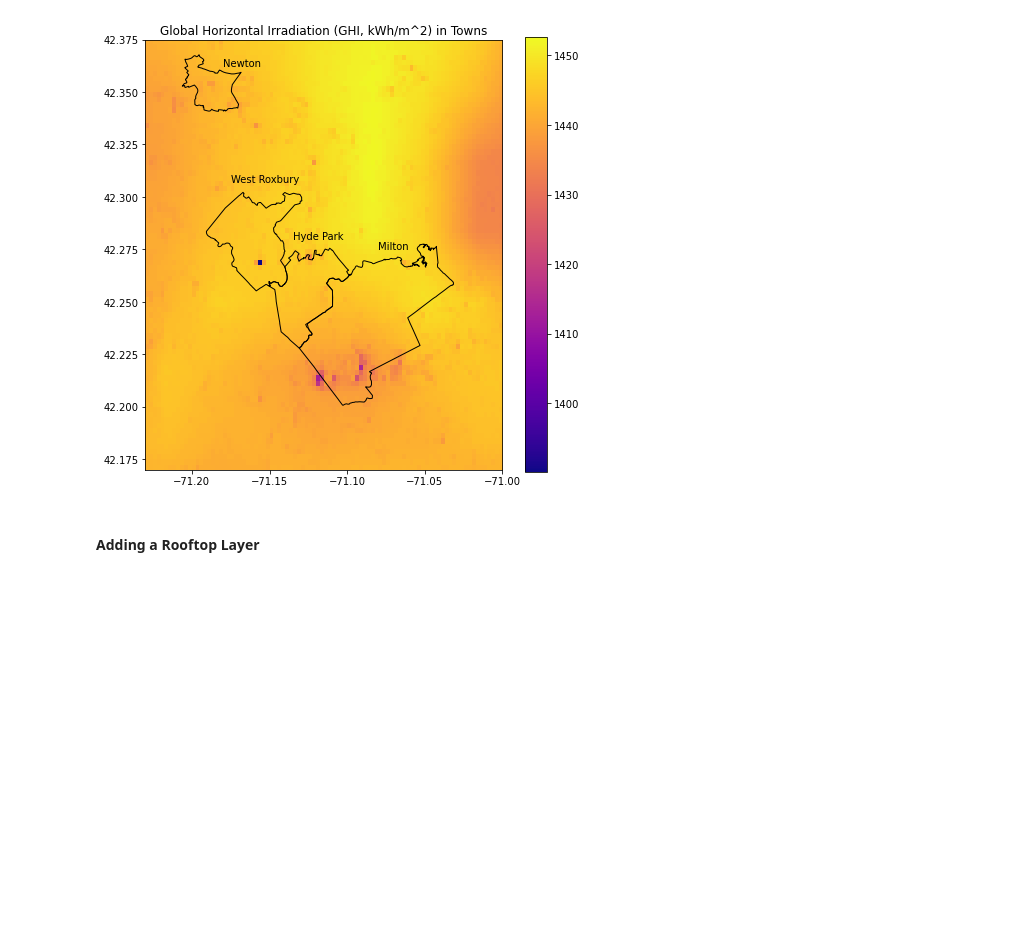
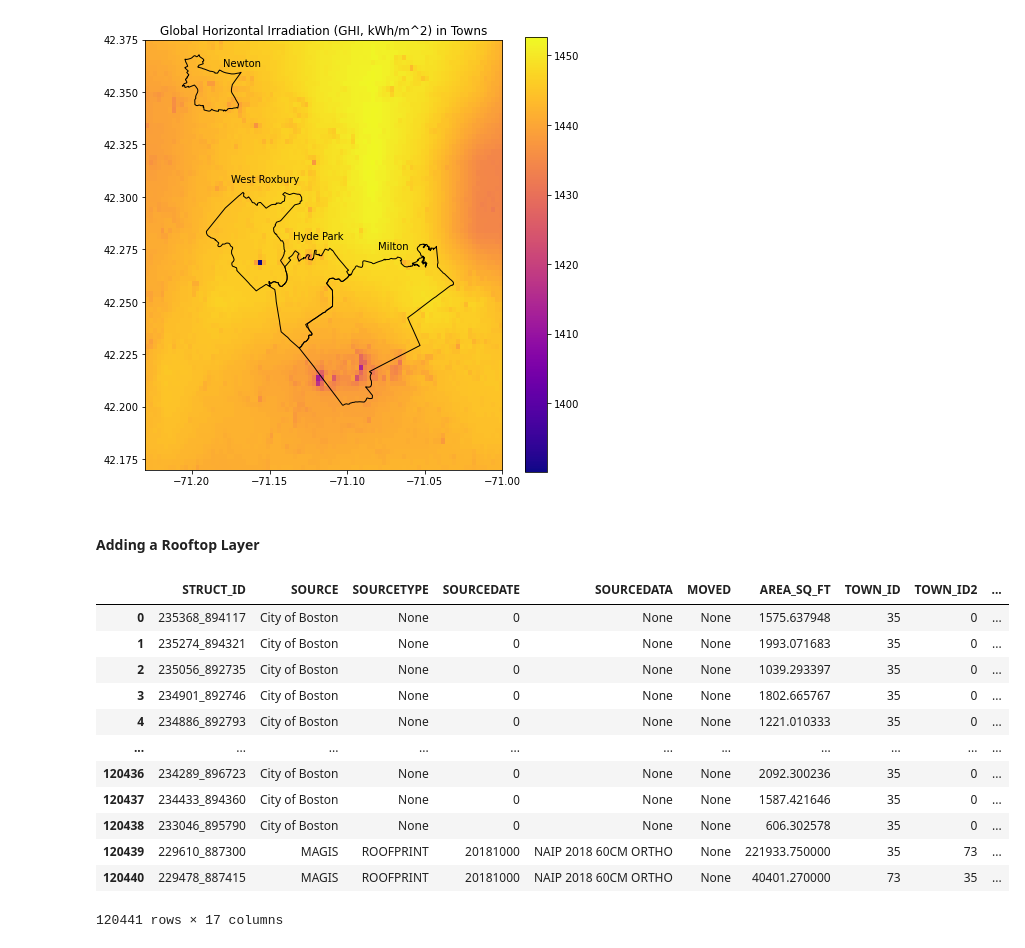
Before and after one commit to ghostpress/ma-solar, a Jupyter notebook: code/initViz.ipynb, the cells around one changed output. Cells and saved outputs as stored; diff of their text form; code cells hidden in the pictures; blank space fills up the shorter version.

```diff
--- a/code/initViz.ipynb
+++ b/code/initViz.ipynb
@@ -395,5 +400,5 @@ ax4.set_title('Global Horizontal Irradiation (GHI, kWh/m^2) in Towns')
 plt.savefig(outputDir('viz/GHItowns.png'), dpi=150, format='png')
 # %% [output]
 [figure]
-# %% [markdown]
-#### Adding a Rooftop Layer
+# %% [markdown]
+#### Adding a Rooftop Layer
@@ -399,0 +409,16 @@ plt.savefig(outputDir('viz/GHItowns.png'), dpi=150, format='png')
+# %%
+roofsBoston
+# %% [output]
+|  | STRUCT_ID | SOURCE | SOURCETYPE | SOURCEDATE | SOURCEDATA | MOVED | AREA_SQ_FT | TOWN_ID | TOWN_ID2 | ... |
+| 0 | 235368_894117 | City of Boston | None | 0 | None | None | 1575.637948 | 35 | 0 | ... |
+| 1 | 235274_894321 | City of Boston | None | 0 | None | None | 1993.071683 | 35 | 0 | ... |
+| 2 | 235056_892735 | City of Boston | None | 0 | None | None | 1039.293397 | 35 | 0 | ... |
+| 3 | 234901_892746 | City of Boston | None | 0 | None | None | 1802.665767 | 35 | 0 | ... |
+| 4 | 234886_892793 | City of Boston | None | 0 | None | None | 1221.010333 | 35 | 0 | ... |
+| ... | ... | ... | ... | ... | ... | ... | ... | ... | ... | ... |
+| 120436 | 234289_896723 | City of Boston | None | 0 | None | None | 2092.300236 | 35 | 0 | ... |
+| 120437 | 234433_894360 | City of Boston | None | 0 | None | None | 1587.421646 | 35 | 0 | ... |
+| 120438 | 233046_895790 | City of Boston | None | 0 | None | None | 606.302578 | 35 | 0 | ... |
+| 120439 | 229610_887300 | MAGIS | ROOFPRINT | 20181000 | NAIP 2018 60CM ORTHO | None | 221933.750000 | 35 | 73 | ... |
+| 120440 | 229478_887415 | MAGIS | ROOFPRINT | 20181000 | NAIP 2018 60CM ORTHO | None | 40401.270000 | 73 | 35 | ... |
+120441 rows × 17 columns
```
Also changed, not shown: parts of 11 cells of this notebook, 1 other file.
